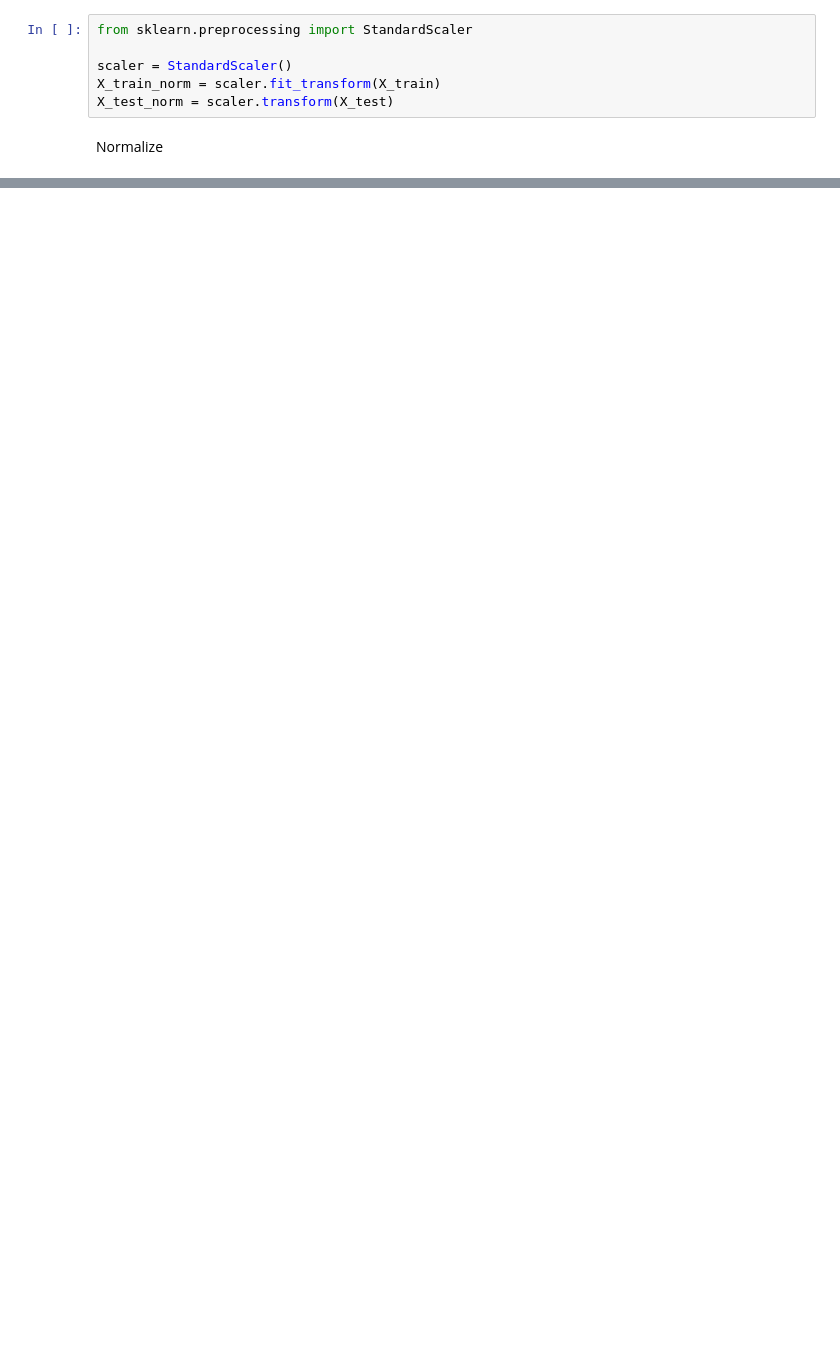
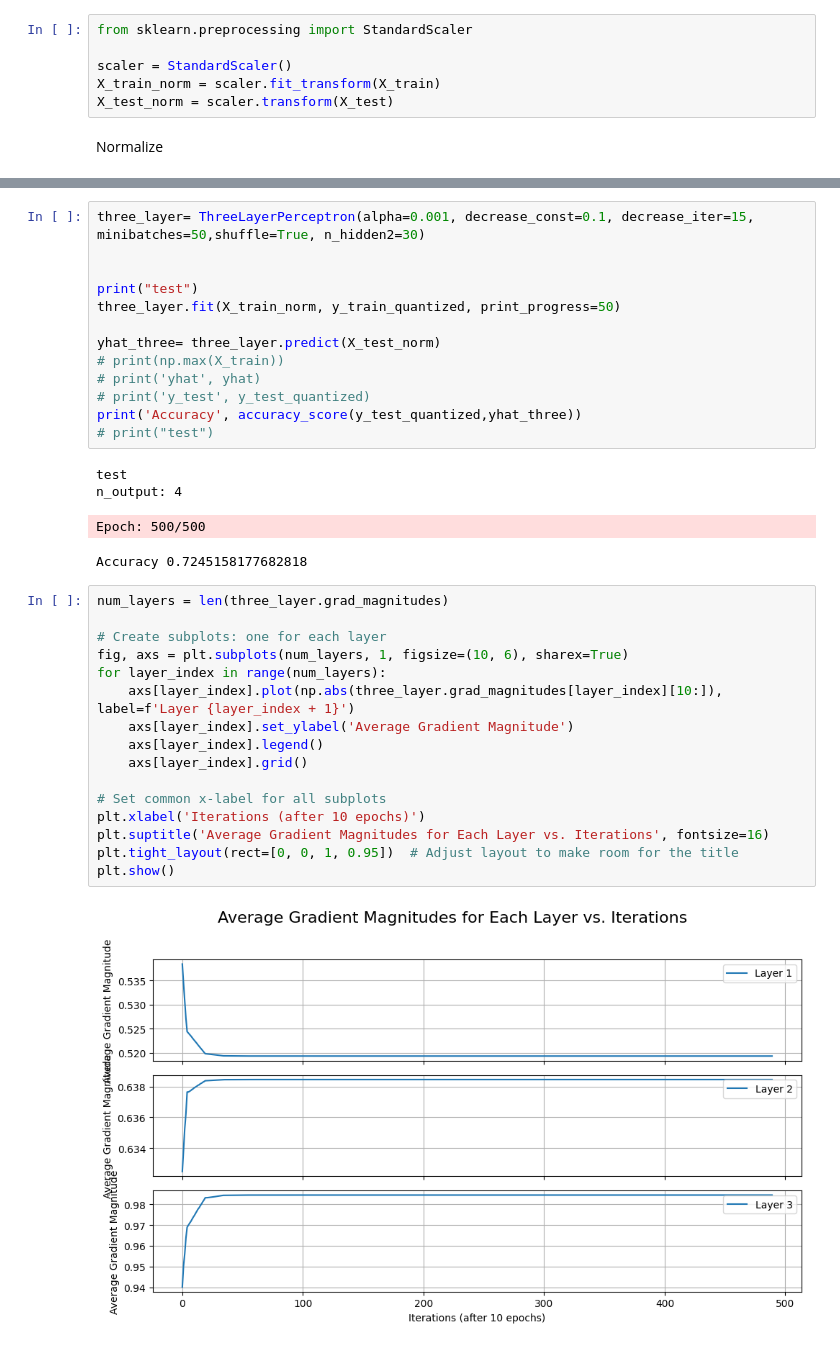
Before and after one commit to ElijahChesnut26/MLLab4, a Jupyter notebook: lab4.ipynb, the cells around one changed output, grey strips where cells are left out. Drawn from its saved outputs; the diff is of its cells as text; blank space fills up the shorter version.

Commit message:
did three and four layer

```diff
--- a/lab4.ipynb
+++ b/lab4.ipynb
@@ -473,0 +694,36 @@ plt.show()
+# %%
+three_layer= ThreeLayerPerceptron(alpha=0.001, decrease_const=0.1, decrease_iter=15, minibatches=50,shuffle=True, n_hidden2=30)
+
+
+print("test")
+three_layer.fit(X_train_norm, y_train_quantized, print_progress=50)
+
+yhat_three= three_layer.predict(X_test_norm)
+# print(np.max(X_train))
+# print('yhat', yhat)
+# print('y_test', y_test_quantized)
+print('Accuracy', accuracy_score(y_test_quantized,yhat_three))
+# print("test")
+# %% [output]
+test
+n_output: 4
+Epoch: 500/500
+Accuracy 0.7245158177682818
+# %%
+num_layers = len(three_layer.grad_magnitudes)
+
+# Create subplots: one for each layer
+fig, axs = plt.subplots(num_layers, 1, figsize=(10, 6), sharex=True)
+for layer_index in range(num_layers):
+    axs[layer_index].plot(np.abs(three_layer.grad_magnitudes[layer_index][10:]), label=f'Layer {layer_index + 1}')
+    axs[layer_index].set_ylabel('Average Gradient Magnitude')
+    axs[layer_index].legend()
+    axs[layer_index].grid()
+
+# Set common x-label for all subplots
+plt.xlabel('Iterations (after 10 epochs)')
+plt.suptitle('Average Gradient Magnitudes for Each Layer vs. Iterations', fontsize=16)
+plt.tight_layout(rect=[0, 0, 1, 0.95])  # Adjust layout to make room for the title
+plt.show()
+# %% [output]
+[figure, added]
```
Also changed, not shown: parts of 12 cells of this notebook.
